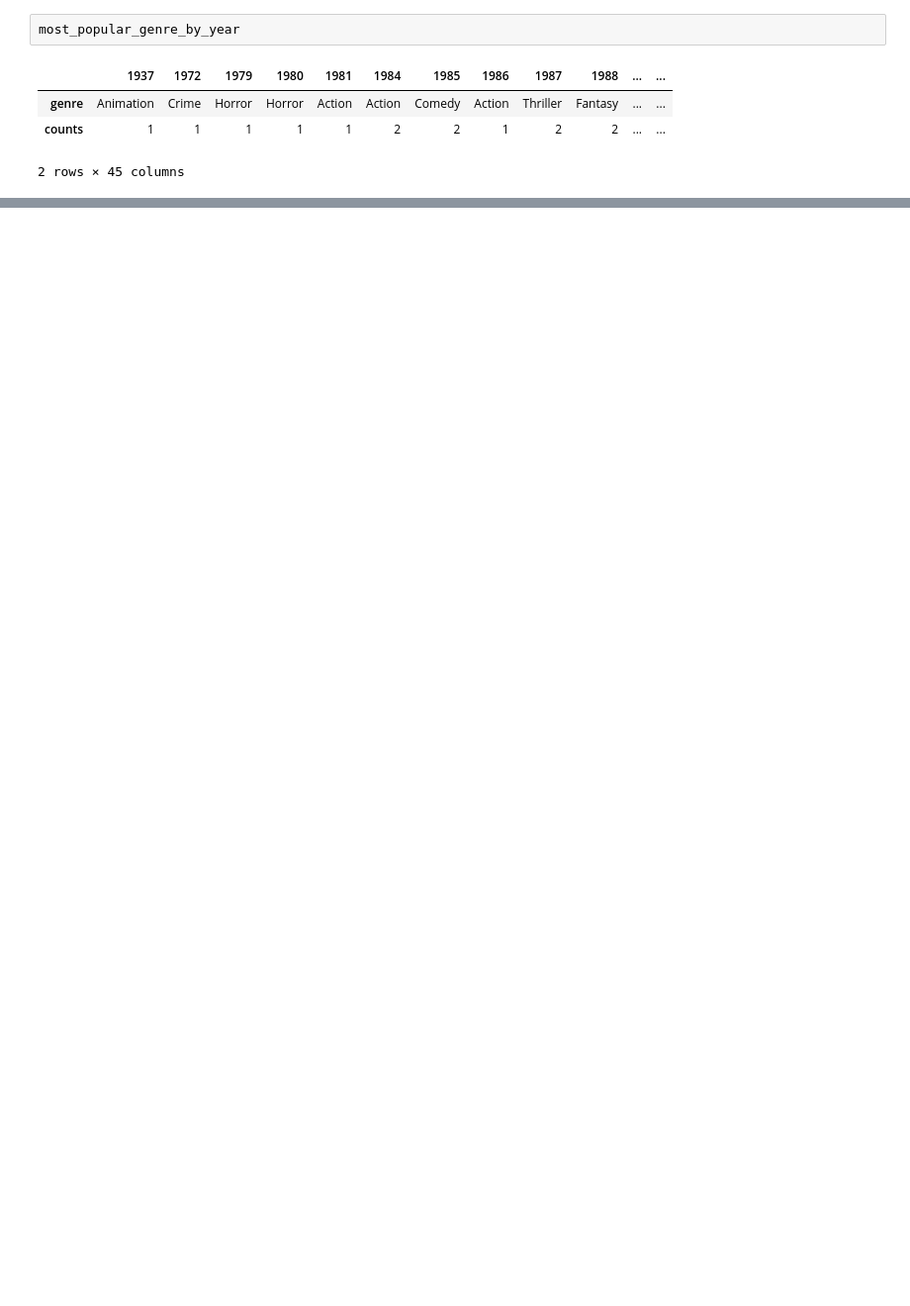
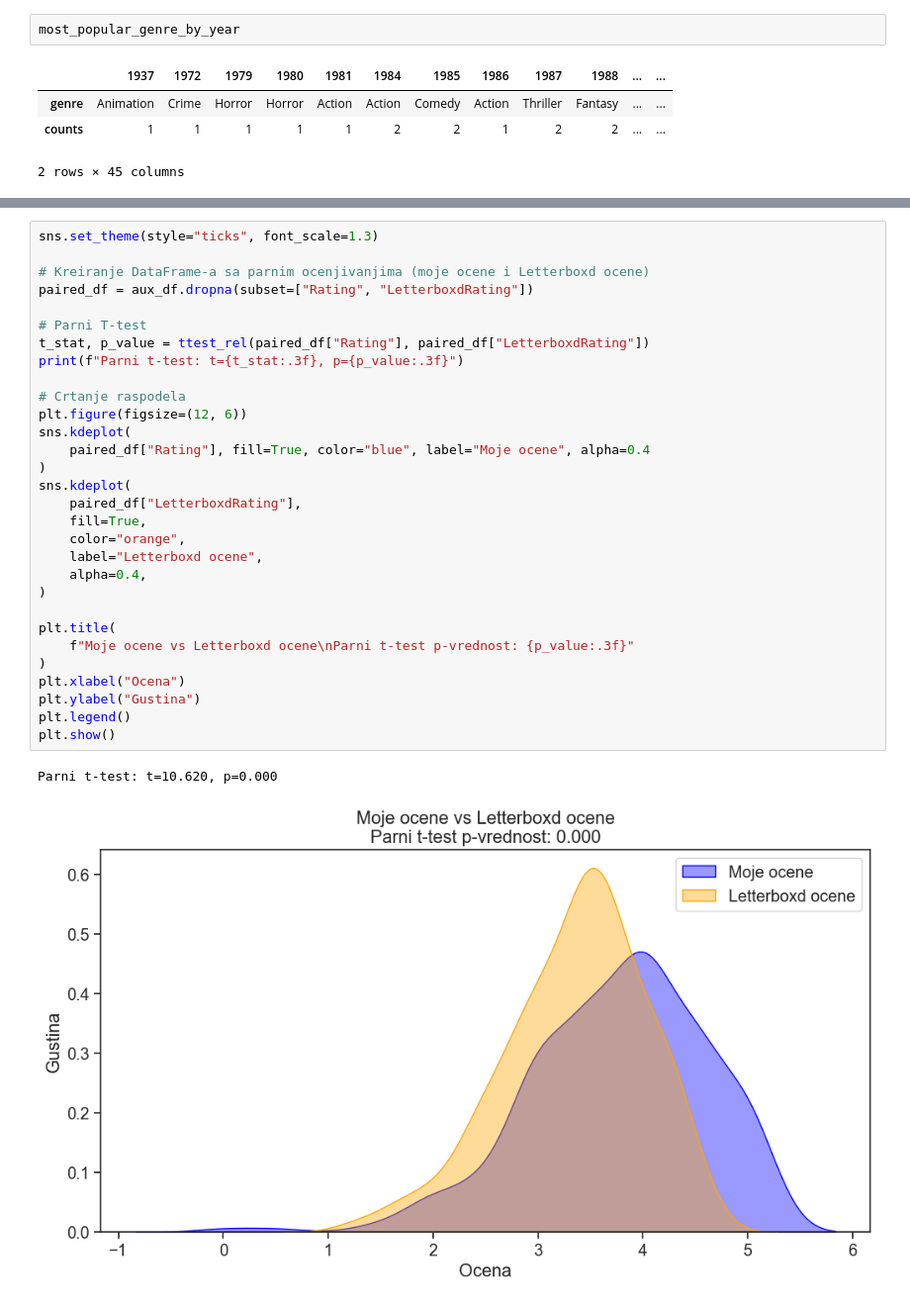
Before and after one commit to Chothulhu/letterboxd-watchlist-analysis, a Jupyter notebook: AnalizaFilmova.ipynb, the cells around one changed output, grey strips where cells are left out. Shown at 99% size. Saved outputs shown, nothing was run; the diff lists cells and outputs as text; blank space fills up the shorter version.

```diff
--- a/AnalizaFilmova.ipynb
+++ b/AnalizaFilmova.ipynb
@@ -446,0 +441,33 @@ plt.show()
+# %%
+sns.set_theme(style="ticks", font_scale=1.3)
+
+# Kreiranje DataFrame-a sa parnim ocenjivanjima (moje ocene i Letterboxd ocene)
+paired_df = aux_df.dropna(subset=["Rating", "LetterboxdRating"])
+
+# Parni T-test
+t_stat, p_value = ttest_rel(paired_df["Rating"], paired_df["LetterboxdRating"])
+print(f"Parni t-test: t={t_stat:.3f}, p={p_value:.3f}")
+
+# Crtanje raspodela
+plt.figure(figsize=(12, 6))
+sns.kdeplot(
+    paired_df["Rating"], fill=True, color="blue", label="Moje ocene", alpha=0.4
+)
+sns.kdeplot(
+    paired_df["LetterboxdRating"],
+    fill=True,
+    color="orange",
+    label="Letterboxd ocene",
+    alpha=0.4,
+)
+
+plt.title(
+    f"Moje ocene vs Letterboxd ocene\nParni t-test p-vrednost: {p_value:.3f}"
+)
+plt.xlabel("Ocena")
+plt.ylabel("Gustina")
+plt.legend()
+plt.show()
+# %% [output]
+Parni t-test: t=10.620, p=0.000
+[figure, added]
```
Also changed, not shown: parts of 22 cells of this notebook, 9 other files.
